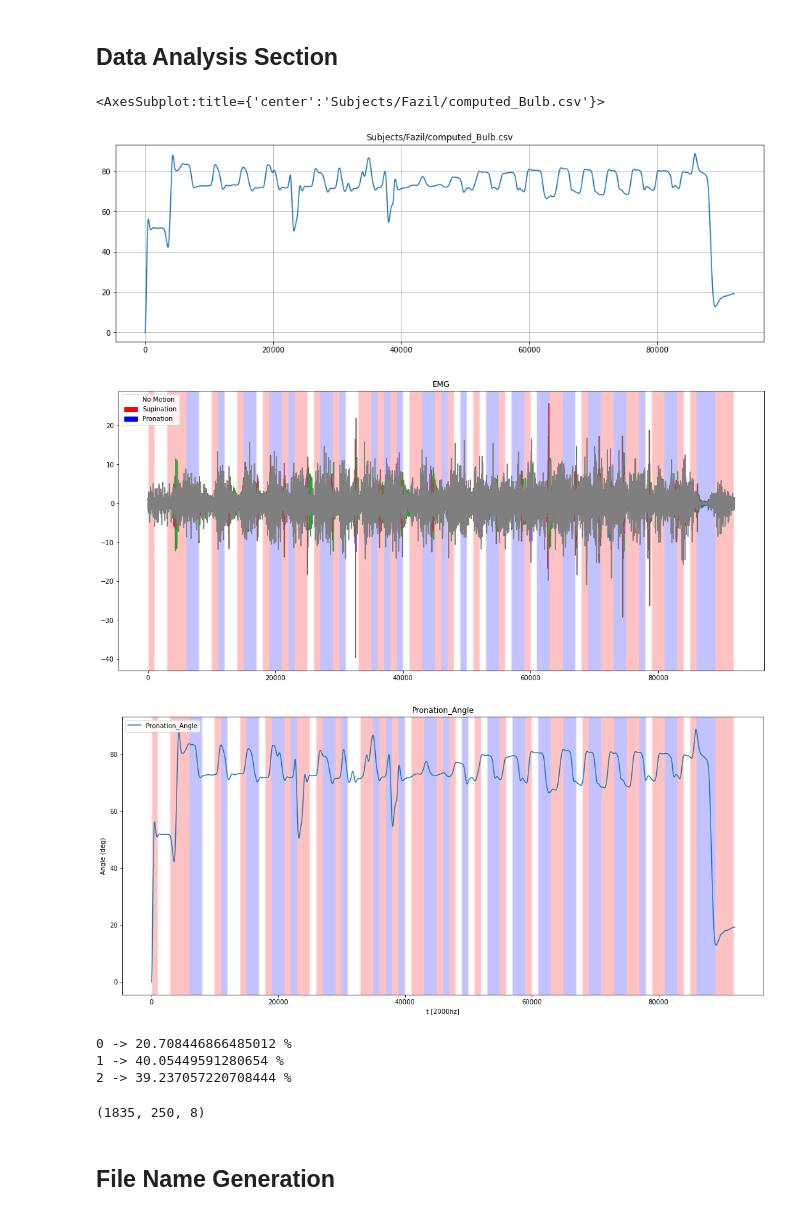
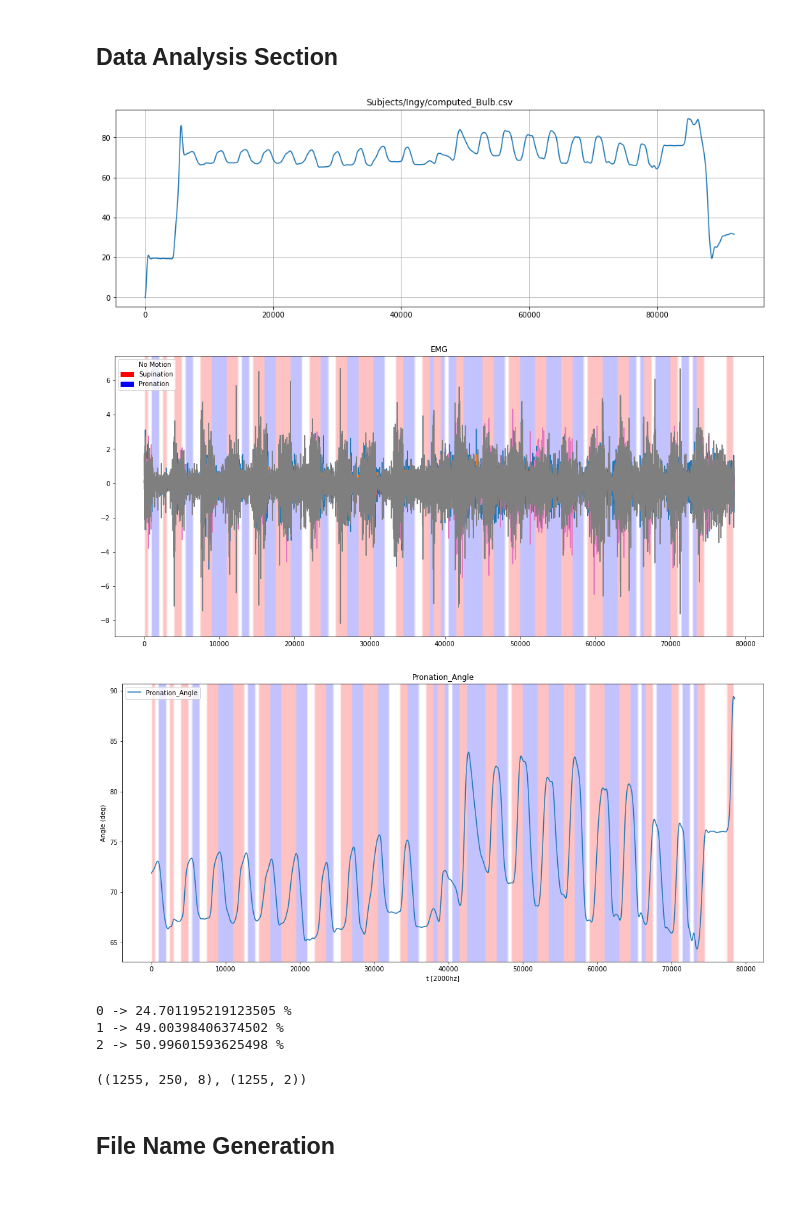
Before and after one commit to fazildgr8/wrist_control_CNN_AWEAR, a Jupyter notebook: Prosup_Classifier.ipynb, the cells around one changed output. Cells and saved outputs as stored; diff of their text form; code cells hidden in the pictures.

Commit message:
Binary Prosup codes Updated

```diff
--- a/Prosup_Classifier.ipynb
+++ b/Prosup_Classifier.ipynb
@@ -16,7 +16,7 @@ from sklearn.preprocessing import StandardScaler, MinMaxScaler
 # %% [markdown]
 ## Data Analysis Section
 # %%
-file = 'Subjects/Fazil/computed_Bulb.csv'
+file = 'Subjects/Ingy/computed_Bulb.csv'
 emg_labels = ['EMG1','EMG2','EMG3','EMG4','EMG5','EMG6','EMG7','EMG8']
 angle_lables = ['Pronation_Angle','Flexion_Angle',  'Radial_Angle','Elbow_Joint_Angle']
 df = pd.read_csv(file,index_col=0)
@@ -30,19 +30,19 @@ for labels in angle_lables:
     df[labels] = signal.lfilter(b, a,df[labels])
 # %%
 df['Pronation_Angle'].plot(figsize=(16,5),title=file,grid=True)#,xticks=np.linspace(0,len(df),5)
+df = df[6500:85000]
 # %% [output]
-<AxesSubplot:title={'center':'Subjects/Fazil/computed_Bulb.csv'}>
-[figure, old version]
+[figure, new version]
 # %%
-X, y = prep_data_prosup(df,250,interval=50,Normalize=True,plot=True,angle_thresh=0.0008,rms=False)
-X.shape
+X, y = prep_data_prosup_bin(df,250,interval=50,Normalize=True,plot=True,angle_thresh=0.0008,rms=False)
+X.shape,y.shape
 # %% [output]
-[figure, old version]
+[figure, new version]
-[figure, old version]
+[figure, new version]
-0 -> 20.708446866485012 %
-1 -> 40.05449591280654 %
-2 -> 39.237057220708444 %
+0 -> 24.701195219123505 %
+1 -> 49.00398406374502 %
+2 -> 50.99601593625498 %
-(1835, 250, 8)
+((1255, 250, 8), (1255, 2))
 # %% [markdown]
 ## File Name Generation
 # %%
```
Also changed, not shown: parts of 13 cells of this notebook, 15 other files.
